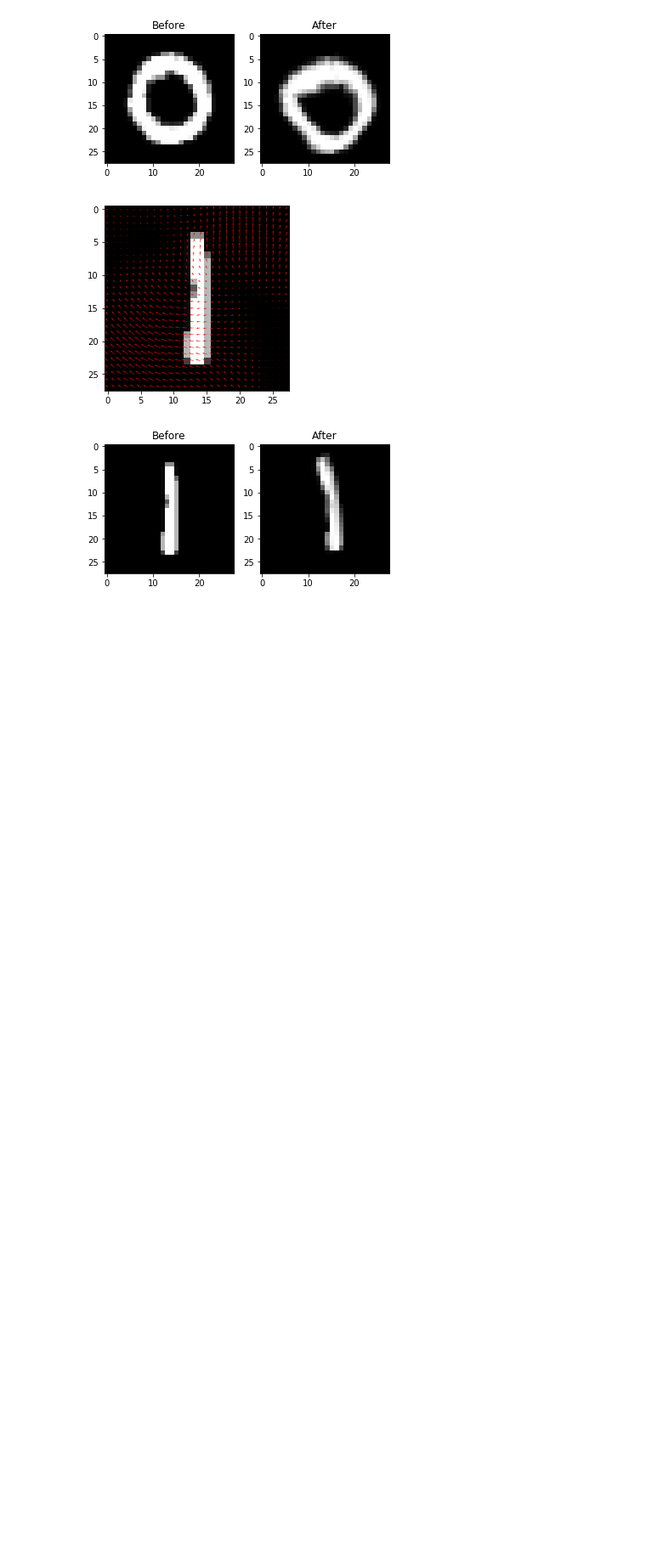
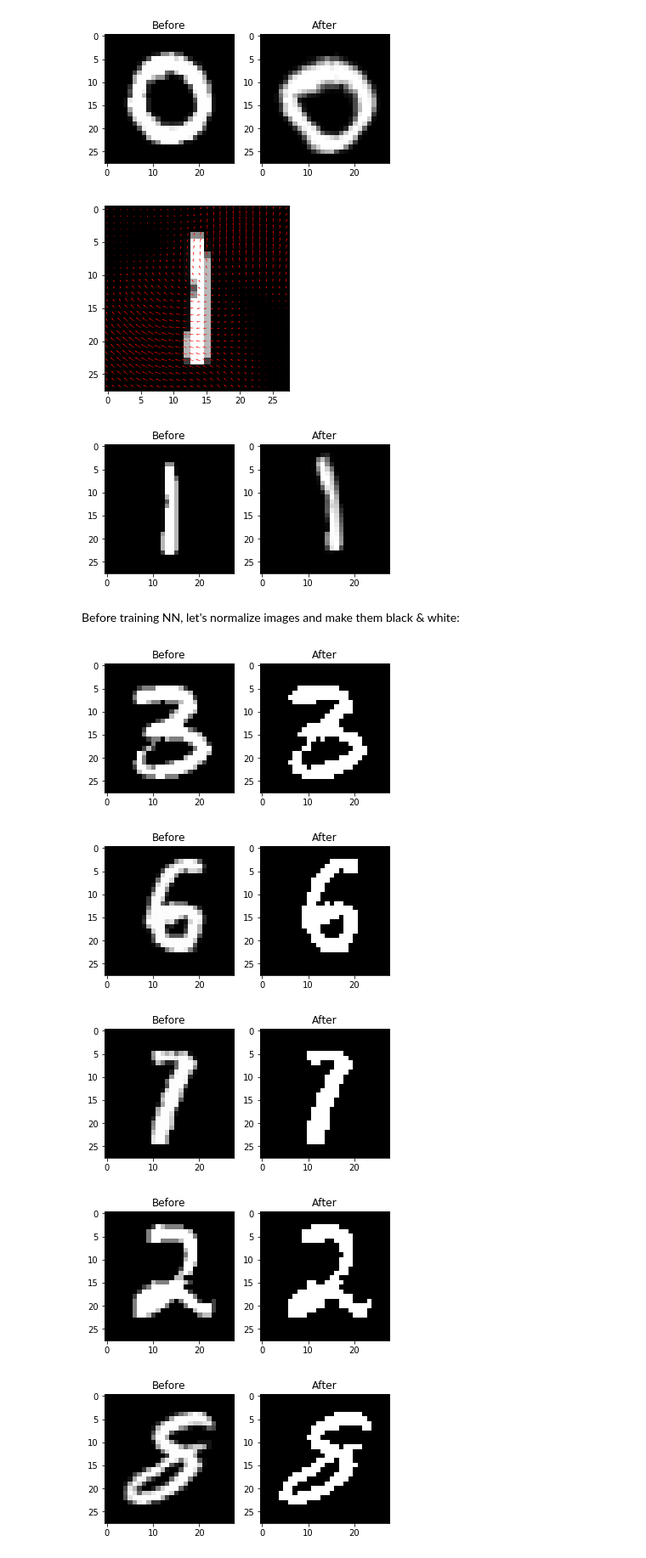
Before and after one commit to makaroni4/mnist_image_manipulation, a Jupyter notebook: MNIST image manipulation.ipynb, the cells around one changed output. Shown at 85% size. Drawn from its saved outputs; the diff is of its cells as text; code cells hidden in the pictures; blank space fills up the shorter version.

Commit message:
Added adaptive thresholding

```diff
--- a/MNIST image manipulation.ipynb
+++ b/MNIST image manipulation.ipynb
@@ -150,3 +149,21 @@ pd.DataFrame(train_data_elastic_deformed).to_csv('./data/train_deformed.csv', in
 [figure]
 [figure]
 [figure]
+# %% [markdown]
+Before training NN, let's normalize images and make them black & white:
+# %%
+from skimage.filter import threshold_adaptive
+
+random_digits = train_data.sample(n=7)
+
+for i, row in random_digits.iterrows():
+    label = row[0]
+    X = row[1:].values.reshape(IMAGE_SIZE, IMAGE_SIZE)
+
+    show_two_images(X, threshold_adaptive(X, 11))
+# %% [output]
+[figure, added]
+[figure, added]
+[figure, added]
+[figure, added]
+[figure, added]
```
Also changed, not shown: parts of 2 cells of this notebook.
